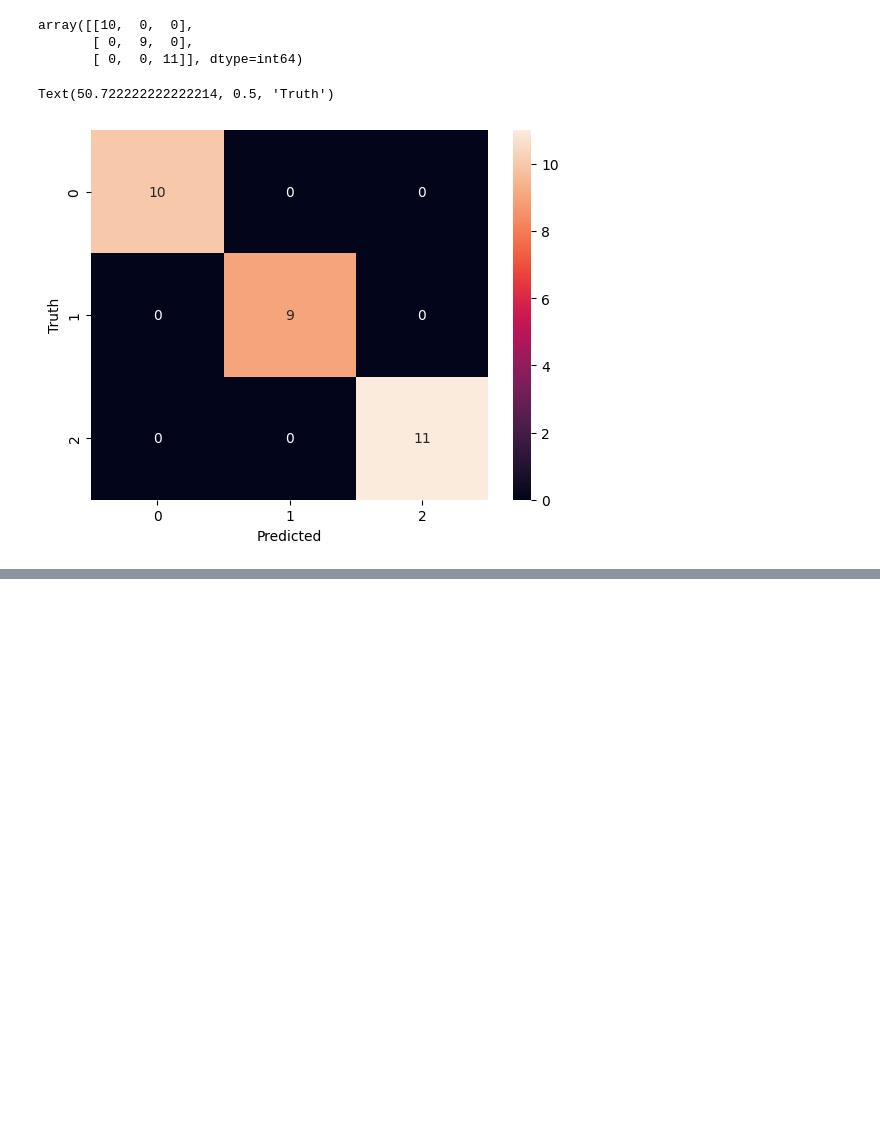
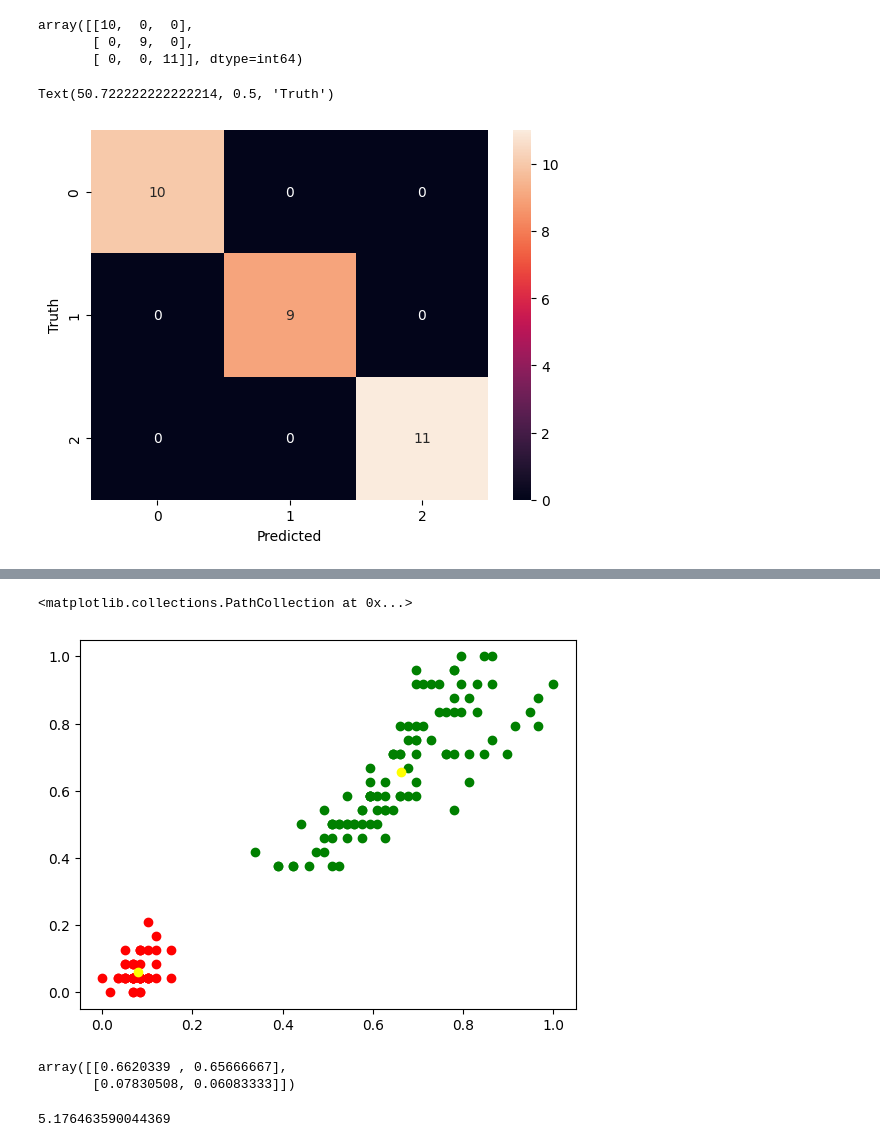
Before and after one commit to yeshwanth5/MachineLearning, a Jupyter notebook: iris_flower.ipynb, the cells around one changed output, grey strips where cells are left out. Drawn from its saved outputs; the diff is of its cells as text; code cells hidden in the pictures; blank space fills up the shorter version.

```diff
--- a/iris_flower.ipynb
+++ b/iris_flower.ipynb
@@ -204,0 +292,2 @@ cross_val_score(RandomForestClassifier(n_estimators=100),iris.data,iris.target).
+# %%
+km.fit_transform(df)
@@ -204,0 +312,2 @@ cross_val_score(RandomForestClassifier(n_estimators=100),iris.data,iris.target).
+# %%
+df['predicted']=km.predict(df)
@@ -204,0 +330,4 @@ cross_val_score(RandomForestClassifier(n_estimators=100),iris.data,iris.target).
+# %%
+df1 = df[df.predicted==1]
+# %%
+df0= df[df.predicted==0]
@@ -204,0 +370,17 @@ cross_val_score(RandomForestClassifier(n_estimators=100),iris.data,iris.target).
+# %%
+plt.scatter(df0.length,df0.width,color='green')
+plt.scatter(df1.length,df1.width,color='red')
+plt.scatter(km.cluster_centers_[0][0],km.cluster_centers_[0][1],color='yellow')
+plt.scatter(km.cluster_centers_[1][0],km.cluster_centers_[1][1],color='yellow')
+# %% [output]
+<matplotlib.collections.PathCollection at 0x...>
+[figure, added]
+# %%
+km.cluster_centers_
+# %% [output]
+array([[0.6620339 , 0.65666667],
+       [0.07830508, 0.06083333]])
+# %%
+km.inertia_
+# %% [output]
+5.176463590044369
```
Also changed, not shown: parts of 32 cells of this notebook.
